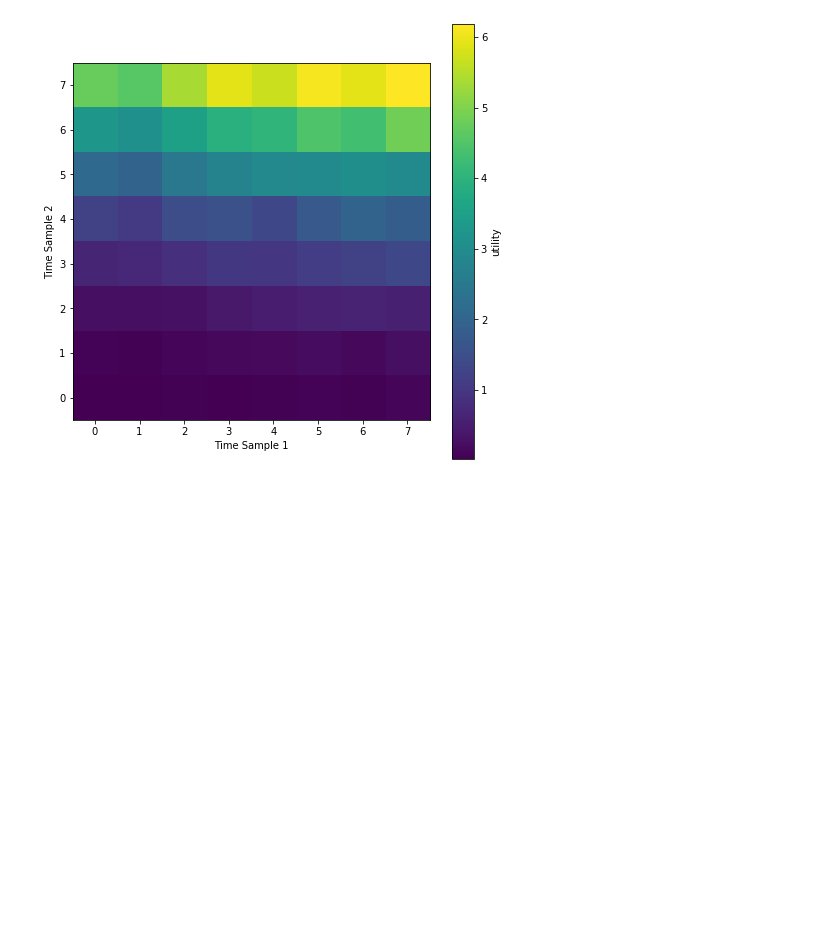
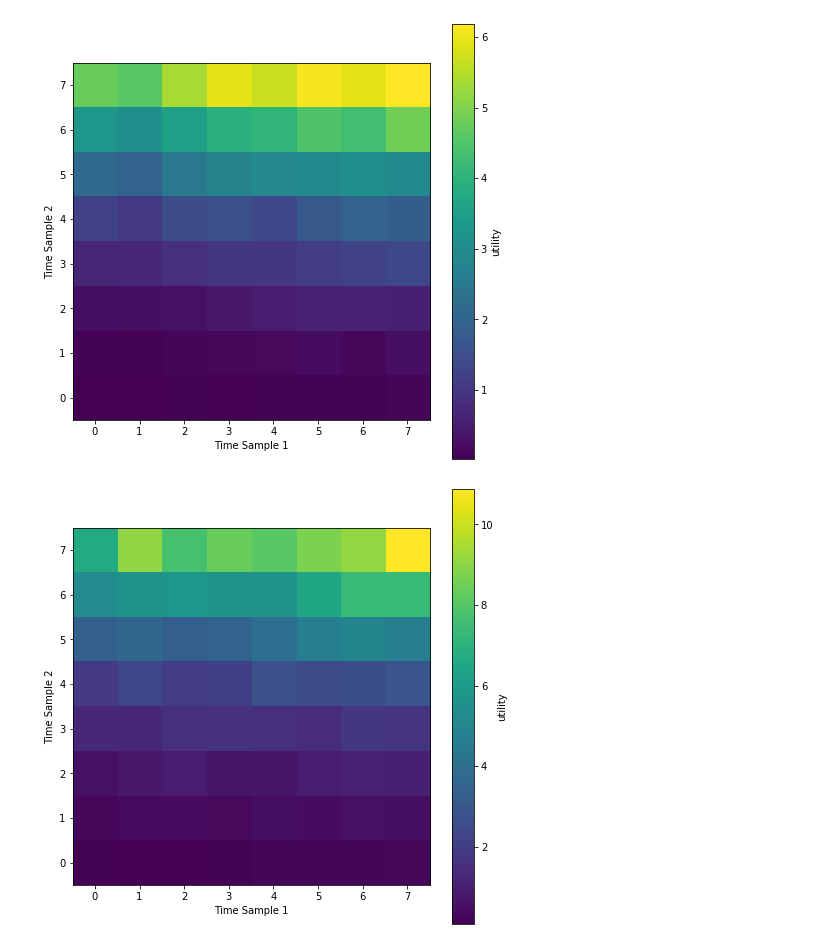
Before and after one commit to ashandonay/boed_examples, a Jupyter notebook: pyro_estimators/sine_posterior.ipynb, the cells around one changed output. Saved outputs shown, nothing was run; the diff lists cells and outputs as text; code cells hidden in the pictures; blank space fills up the shorter version.

```diff
--- a/pyro_estimators/posterior.ipynb
+++ b/pyro_estimators/sine_posterior.ipynb
@@ -196,3 +201,15 @@ plt.ylabel("Time Sample 2")
 plt.show()
 # %% [output]
 [figure]
+# %%
+eigs_list = np.array([i.cpu().detach().numpy() for i in eigs.values()])
+plt.figure(figsize=(8,8))
+img_2D = plt.imshow(eigs_list.reshape(p,p), origin="lower")
+cbar = plt.colorbar(img_2D)
+cbar.set_label("utility")
+#plt.axline((0,0), slope=1, c='black', linestyle='--')
+plt.xlabel("Time Sample 1")
+plt.ylabel("Time Sample 2")
+plt.show()
+# %% [output]
+[figure, added]
```
Also changed, not shown: parts of 1 cell of this notebook, 4 other files.
